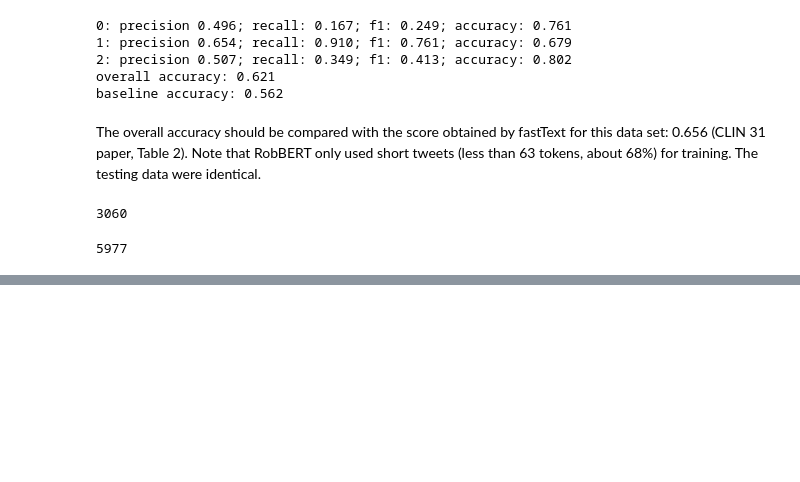
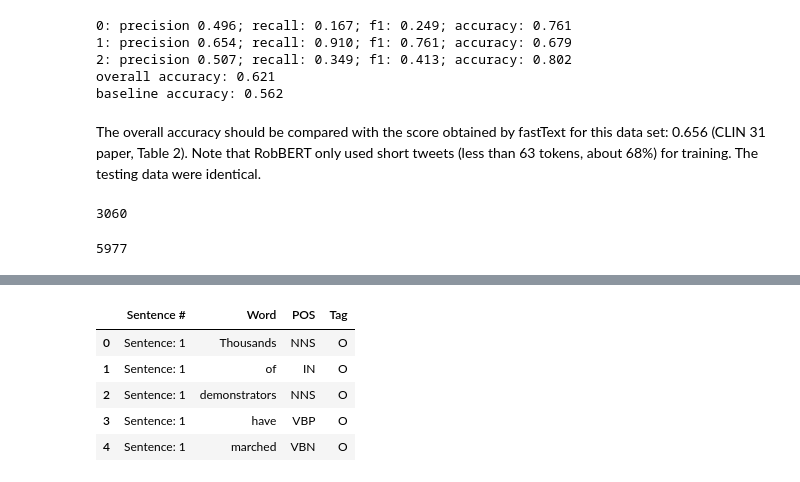
Before and after one commit to FilterBubbleErik/transformers, a Jupyter notebook: test.ipynb, the cells around one changed output, grey strips where cells are left out. Saved outputs shown, nothing was run; the diff lists cells and outputs as text; code cells hidden in the pictures; blank space fills up the shorter version.

```diff
--- a/test.ipynb
+++ b/test.ipynb
@@ -1126,0 +1262,11 @@ sum([sum([sum(row) for row in cm]) for cm in cms])
+# %%
+# pandas has a very handy "forward fill" function to fill missing values based on the last upper non-nan value
+data = data.fillna(method='ffill')
+data.head()
+# %% [output]
+|  | Sentence # | Word | POS | Tag |
+| 0 | Sentence: 1 | Thousands | NNS | O |
+| 1 | Sentence: 1 | of | IN | O |
+| 2 | Sentence: 1 | demonstrators | NNS | O |
+| 3 | Sentence: 1 | have | VBP | O |
+| 4 | Sentence: 1 | marched | VBN | O |
```
Also changed, not shown: parts of 49 cells of this notebook.
